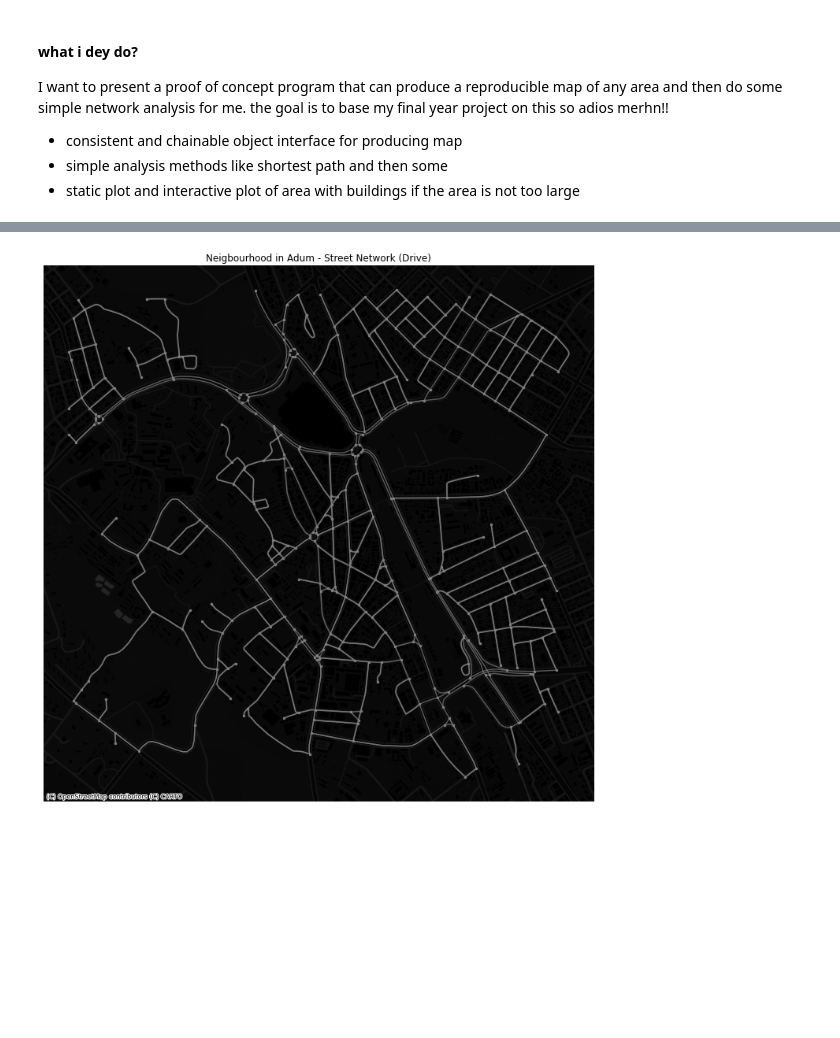
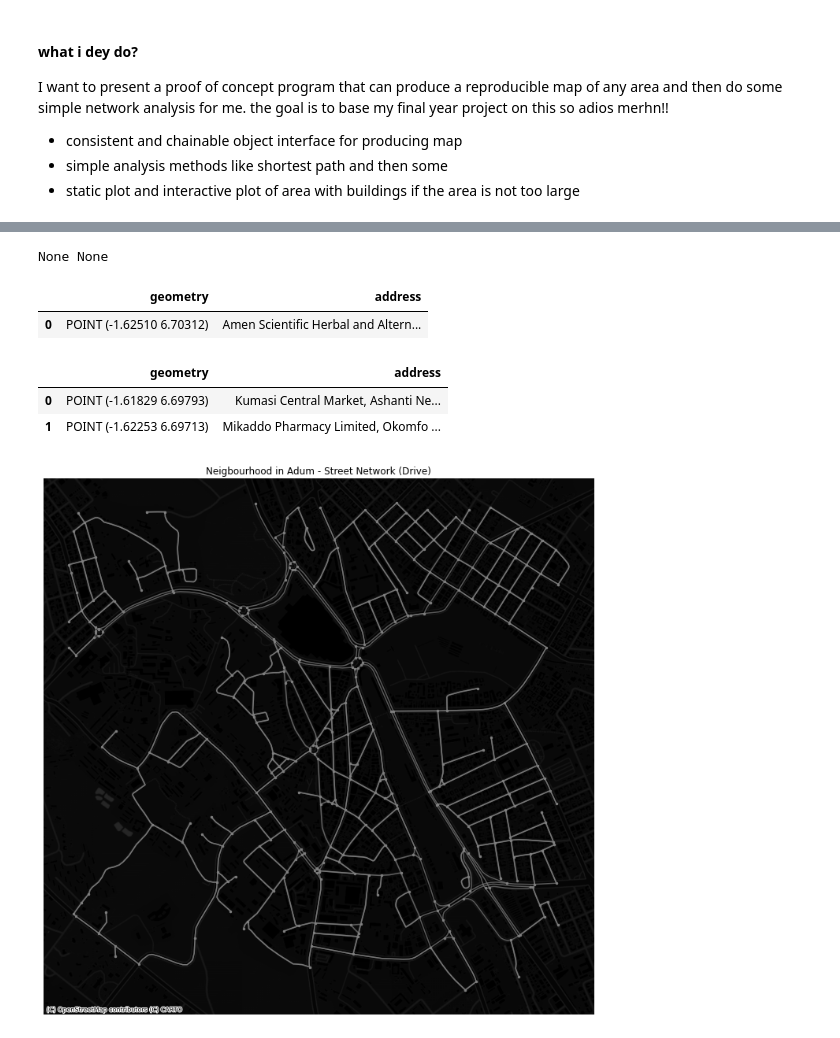
Before and after one commit to Joe-Degs/AutoGIS, a Jupyter notebook: test-thesis/reproducible_data_downloads.ipynb, the cells around one changed output, grey strips where cells are left out. Drawn from its saved outputs; the diff is of its cells as text; code cells hidden in the pictures; blank space fills up the shorter version.

```diff
--- a/test-thesis/reproducible_data_downloads.ipynb
+++ b/test-thesis/reproducible_data_downloads.ipynb
@@ -177,8 +177,15 @@ class Route():
         return self.origin, self.destination
 
     def head_geo(self):
+        """return head of geodataframe"""
         return self.origin_df, self.destination_df
 
+    def get_extent():
+        """get a poygon specifying the extent of the route points
+        """
+        return
+
     def explore(self):
-        """do interactive plot to explore origin/destination points"""
-        pass
+        """do interactive plot to explore origin/destination points
+        """
+        return
@@ -226,0 +215,10 @@ route3.head_geo()[0]
+# %%
+# case b coord
+route2 = Route('coords', (6.70312, -1.62511), (6.6971, -1.62252))
+# %% [output]
+None None
+# %%
+route2.head_geo()[0]
+# %% [output]
+|  | geometry | address |
+| 0 | POINT (-1.62510 6.70312) | Amen Scientific Herbal and Altern... |
@@ -227,3 +228,9 @@ route3.head_geo()[0]
+# %%
+route3.head_geo()[1]
+# %% [output]
+|  | geometry | address |
+| 0 | POINT (-1.61829 6.69793) | Kumasi Central Market, Ashanti Ne... |
+| 1 | POINT (-1.62253 6.69713) | Mikaddo Pharmacy Limited, Okomfo ... |
 # %%
 class Graph:
     """An all in one tool to make reproducible network analysis easy
```
Also changed, not shown: parts of 11 cells of this notebook.
